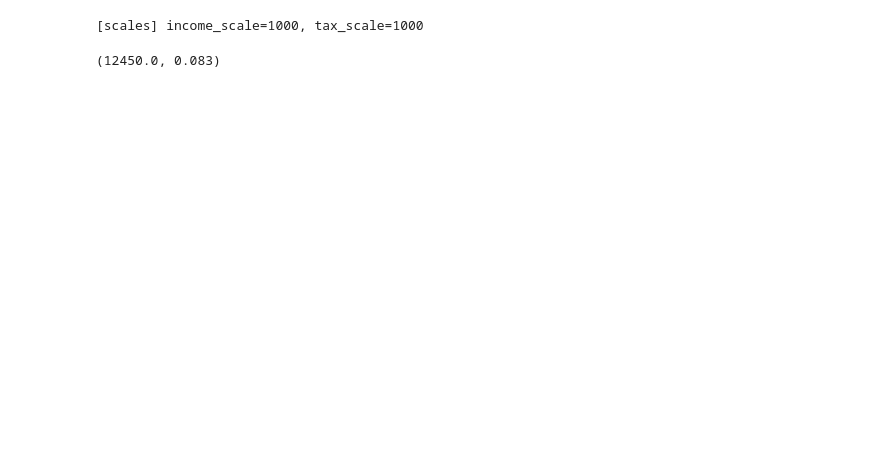
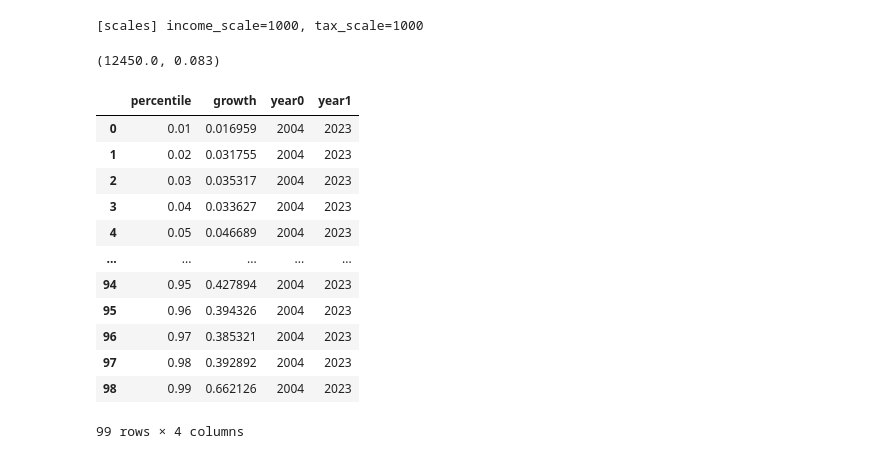
Before and after one commit to lukasvoss/sg_income_data_analysis, a Jupyter notebook: sg_income_distribution.ipynb, the cells around one changed output. Drawn from its saved outputs; the diff is of its cells as text; code cells hidden in the pictures; blank space fills up the shorter version.

```diff
--- a/sg_income_distribution.ipynb
+++ b/sg_income_distribution.ipynb
@@ -1184,0 +1205,16 @@ tax_burden_sgd, effective_tax_rate
+# %%
+gic
+# %% [output]
+|  | percentile | growth | year0 | year1 |
+| 0 | 0.01 | 0.016959 | 2004 | 2023 |
+| 1 | 0.02 | 0.031755 | 2004 | 2023 |
+| 2 | 0.03 | 0.035317 | 2004 | 2023 |
+| 3 | 0.04 | 0.033627 | 2004 | 2023 |
+| 4 | 0.05 | 0.046689 | 2004 | 2023 |
+| ... | ... | ... | ... | ... |
+| 94 | 0.95 | 0.427894 | 2004 | 2023 |
+| 95 | 0.96 | 0.394326 | 2004 | 2023 |
+| 96 | 0.97 | 0.385321 | 2004 | 2023 |
+| 97 | 0.98 | 0.392892 | 2004 | 2023 |
+| 98 | 0.99 | 0.662126 | 2004 | 2023 |
+99 rows × 4 columns
```
Also changed, not shown: parts of 3 cells of this notebook, 2 other files.
